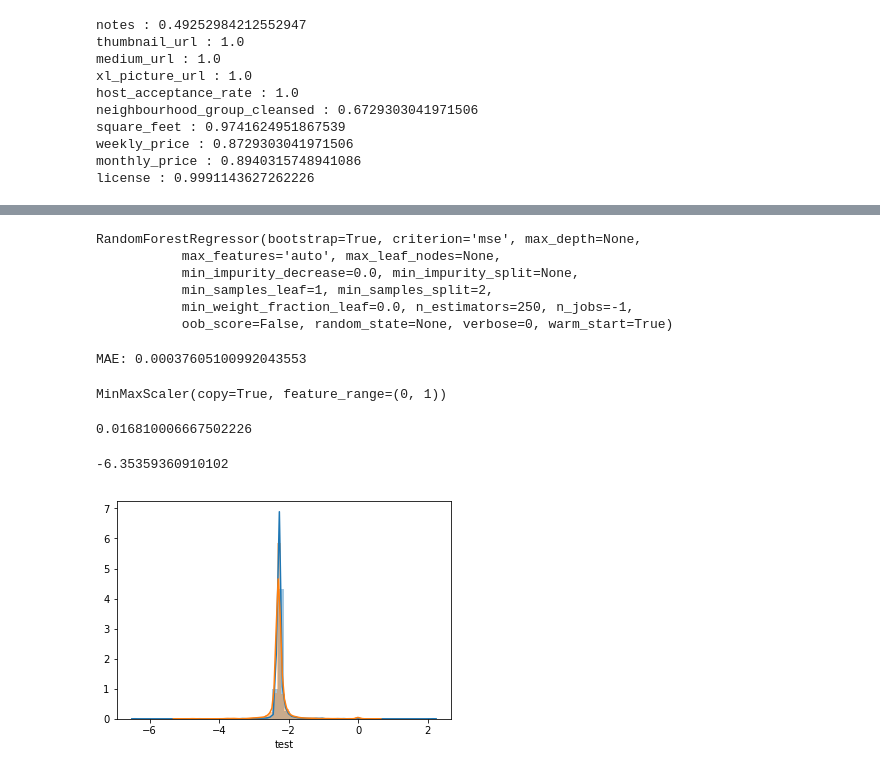
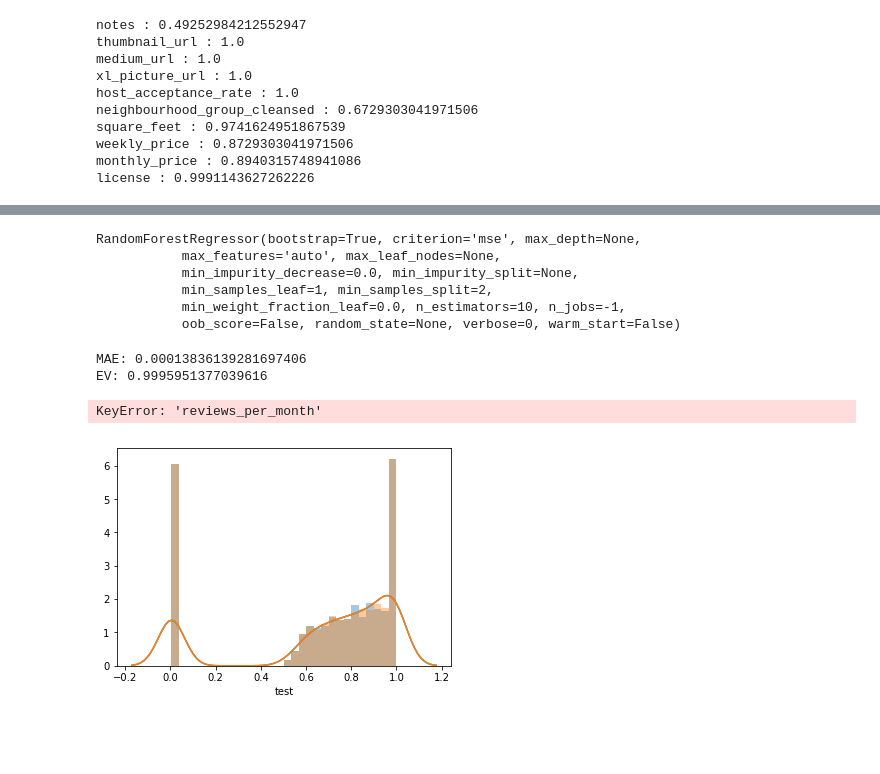
Before and after one commit to javierivanov/airbnbDSND, a Jupyter notebook: AirbnbDataExploration.ipynb, the cells around one changed output, grey strips where cells are left out. Saved outputs shown, nothing was run; the diff lists cells and outputs as text; code cells hidden in the pictures; blank space fills up the shorter version.

```diff
--- a/AirbnbDataExploration.ipynb
+++ b/AirbnbDataExploration.ipynb
@@ -167,10 +172,10 @@ def std_metric(data):
 def mean_metric(data):
     return data.price.mean()
 
-#min_max = calendar.groupby('listing_id').apply(lambda x: minmax_metric(x))
+min_max = calendar.groupby('listing_id').apply(lambda x: minmax_metric(x))
 slope = calendar.groupby('listing_id').apply(lambda x: slope_value(x))
-#variation = calendar.groupby('listing_id').apply(lambda x: variation_metric(x))
-#available = calendar.groupby('listing_id').apply(lambda x: availability_metric(x))
-#std = calendar.groupby('listing_id').apply(lambda x: std_metric(x))
-#mean = calendar.groupby('listing_id').apply(lambda x: mean_metric(x))
+variation = calendar.groupby('listing_id').apply(lambda x: variation_metric(x))
+available = calendar.groupby('listing_id').apply(lambda x: availability_metric(x))
+std = calendar.groupby('listing_id').apply(lambda x: std_metric(x))
+mean = calendar.groupby('listing_id').apply(lambda x: mean_metric(x))
 # %%
@@ -222,7 +250,7 @@ plt.show();
 [figure]
 # %%
 [print(labels_[0][i], ":", values_[0][i]) for i in range(len(values_[0]))];
-listings_dropna = listings.drop(labels_[1], axis=1)
+listings_dropna = listings.drop(labels_[0], axis=1)
 # %% [output]
 notes : 0.49252984212552947
 thumbnail_url : 1.0
@@ -288,32 +379,34 @@ corr_matrix.style.background_gradient()
 # %%
 from sklearn.ensemble import RandomForestRegressor
+
+targets_ = ["min_max", "slope", "variation", "available", "std", "mean"]
+target = "reviews_per_month"
+
+if target in targets_:
+    targets_.remove(target)
+
 result = result.dropna()
-y = result['slope']
-X = result.drop(['slope', 'scrape_id', 'host_id'], axis=1)
-X_train, X_test, y_train, y_test = train_test_split(X, y, random_state=0)
+y = result[target]
+X = result.drop(['scrape_id', 'host_id'] + targets_, axis=1)
+X_train, X_test, y_train, y_test = train_test_split(X, y, test_size=.4)
 
-regressor = RandomForestRegressor(n_jobs=-1, n_estimators=250, warm_start=True)
-
-regressor.fit(X=X_train, y=y_train)
+regressor = RandomForestRegressor(n_jobs=-1)
+regressor.fit(X_train, y_train)
 # %% [output]
 RandomForestRegressor(bootstrap=True, criterion='mse', max_depth=None,
            max_features='auto', max_leaf_nodes=None,
            min_impurity_decrease=0.0, min_impurity_split=None,
            min_samples_leaf=1, min_samples_split=2,
-           min_weight_fraction_leaf=0.0, n_estimators=250, n_jobs=-1,
-           oob_score=False, random_state=None, verbose=0, warm_start=True)
+           min_weight_fraction_leaf=0.0, n_estimators=10, n_jobs=-1,
+           oob_score=False, random_state=None, verbose=0, warm_start=False)
 # %%
-from sklearn.metrics import mean_absolute_error
+from sklearn.metrics import mean_absolute_error, explained_variance_score
 y_pred = regressor.predict(X_test)
 
-mae = mean_absolute_error(y_pred, y_test)
-
+mae = mean_absolute_error(y_pred=y_pred, y_true=y_test)
+ev = explained_variance_score(y_pred=y_pred, y_true=y_test)
 print("MAE: {0}".format(mae))
+print("EV: {0}".format(ev))
 # %% [output]
-MAE: 0.00037605100992043553
+MAE: 0.00013836139281697406
+EV: 0.9995951377039616
-# %%
-temp = slope.dropna()
-
-scaler.fit(temp.values.reshape(temp.shape[0],1))
-# %% [output]
-MinMaxScaler(copy=True, feature_range=(0, 1))
@@ -323,8 +412,0 @@ y_test_origin = scaler.inverse_transform(y_test.values.reshape(y_test.shape[0],1
-# %%
-mean_absolute_error(y_pred_origin, y_test_origin)
-# %% [output]
-0.016810006667502226
-# %%
-r2_score(y_pred=y_pred_origin, y_true=y_test_origin)
-# %% [output]
--6.35359360910102
@@ -332,0 +413,13 @@ std_results = pd.DataFrame(np.concatenate([y_pred_origin, y_test_origin], axis=1
+# %%
+a = pd.Series(y_test.values, name='test')
+b = pd.Series(y_pred, name='pred')
+results = pd.concat([a, b], axis=1)
+
+max_ = combined_metrics_original[target].max()
+min_ = combined_metrics_original[target].min()
+
+scaler = MinMaxScaler()
+scaler.fit([[max_,max_], [min_, min_]])
+std_results = pd.DataFrame(scaler.inverse_transform(results.values), columns=['test', 'pred'])
+# %% [output]
+KeyError: 'reviews_per_month'
@@ -333,10 +428,10 @@ std_results = pd.DataFrame(np.concatenate([y_pred_origin, y_test_origin], axis=1
 # %%
-temp1 = np.log(std_results['pred']+.1)
+temp1 = std_results['pred']
 sns.distplot(temp1);
-temp2 = np.log(std_results['test']+.1).fillna(0)
+temp2 = std_results['test']
 sns.distplot(temp2);
 # %% [output]
-[figure, old version]
+[figure, new version]
 # %%
 calendar.columns = ['id', 'date', 'available', 'price']
 calendar_listings = pd.merge(calendar, num_listings, on='id')
```
Also changed, not shown: parts of 13 cells of this notebook.
